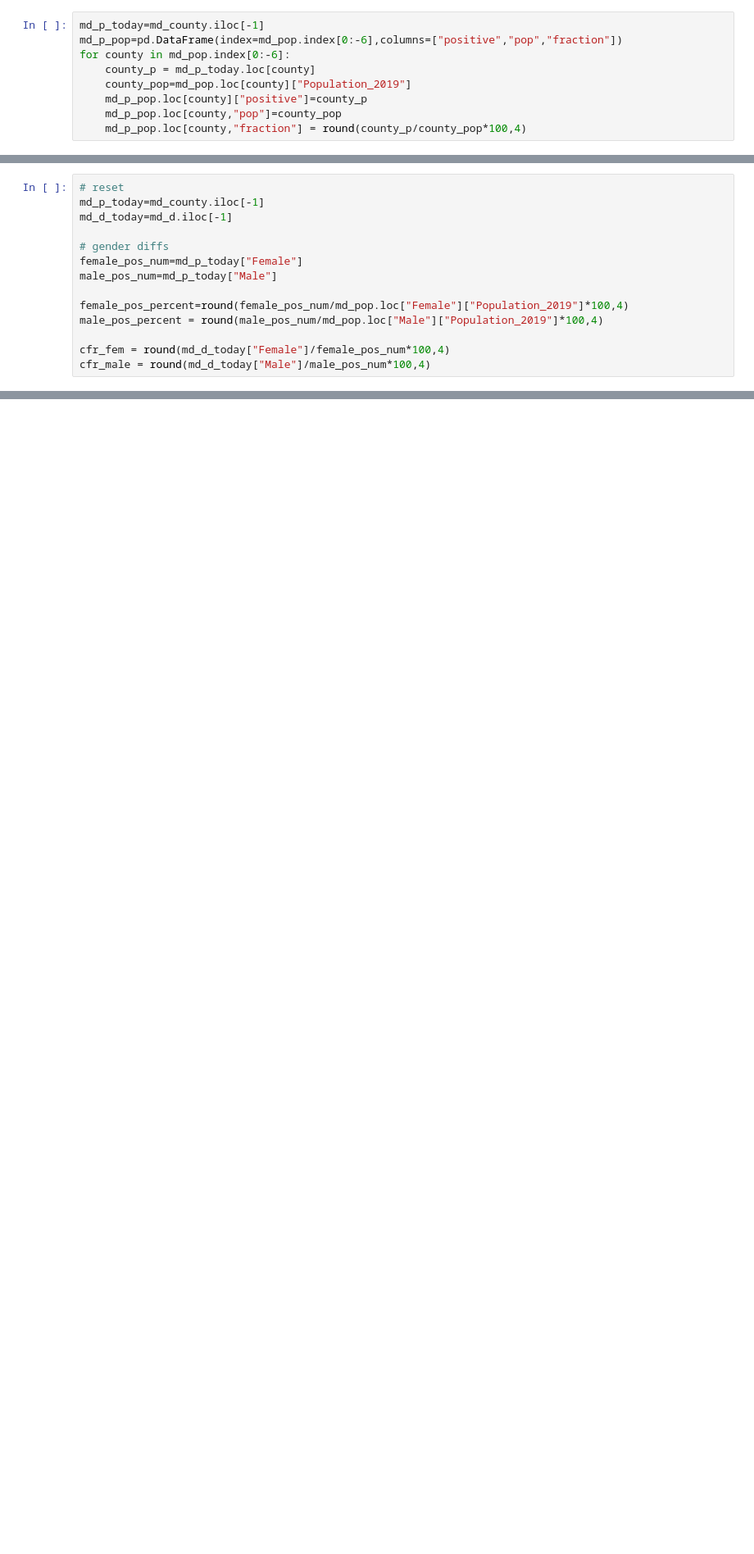
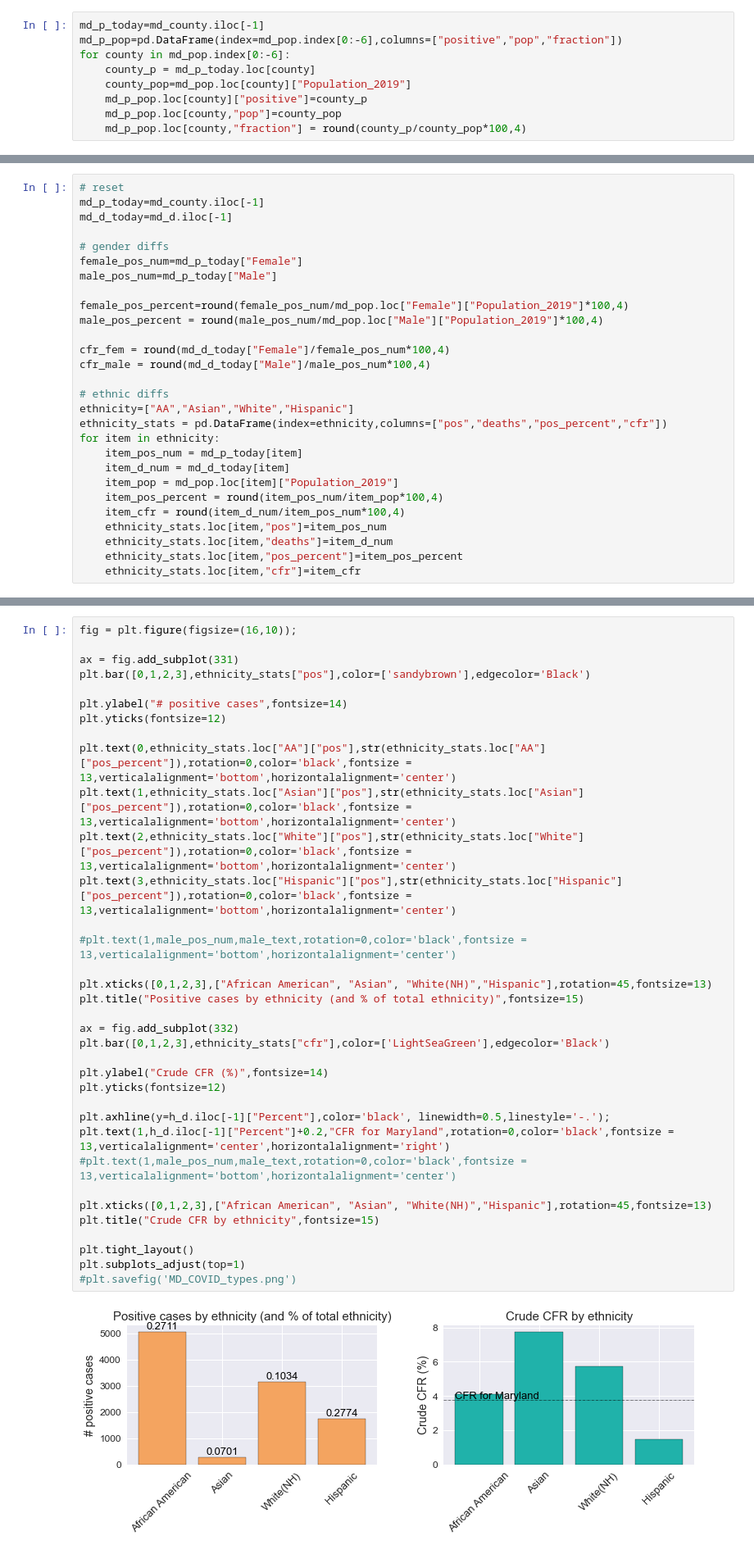
Before and after one commit to akonstodata/md_county_covid, a Jupyter notebook: code/MD_COVID_Dynamics_model_choose.ipynb, the cells around one changed output, grey strips where cells are left out. Shown at 82% size. Saved outputs shown, nothing was run; the diff lists cells and outputs as text; blank space fills up the shorter version.

```diff
--- a/code/MD_COVID_Dynamics_model_choose.ipynb
+++ b/code/MD_COVID_Dynamics_model_choose.ipynb
@@ -433,3 +433,17 @@ male_pos_percent = round(male_pos_num/md_pop.loc["Male"]["Population_2019"]*100,
 
 cfr_fem = round(md_d_today["Female"]/female_pos_num*100,4)
 cfr_male = round(md_d_today["Male"]/male_pos_num*100,4)
+
+# ethnic diffs
+ethnicity=["AA","Asian","White","Hispanic"]
+ethnicity_stats = pd.DataFrame(index=ethnicity,columns=["pos","deaths","pos_percent","cfr"])
+for item in ethnicity:
+    item_pos_num = md_p_today[item]
+    item_d_num = md_d_today[item]
+    item_pop = md_pop.loc[item]["Population_2019"]
+    item_pos_percent = round(item_pos_num/item_pop*100,4)
+    item_cfr = round(item_d_num/item_pos_num*100,4)
+    ethnicity_stats.loc[item,"pos"]=item_pos_num
+    ethnicity_stats.loc[item,"deaths"]=item_d_num
+    ethnicity_stats.loc[item,"pos_percent"]=item_pos_percent
+    ethnicity_stats.loc[item,"cfr"]=item_cfr
@@ -470,3 +493,40 @@ plt.subplots_adjust(top=1)
+# %%
+fig = plt.figure(figsize=(16,10));
+
+ax = fig.add_subplot(331)
+plt.bar([0,1,2,3],ethnicity_stats["pos"],color=['sandybrown'],edgecolor='Black')
+
+plt.ylabel("# positive cases",fontsize=14)
+plt.yticks(fontsize=12)
+
+plt.text(0,ethnicity_stats.loc["AA"]["pos"],str(ethnicity_stats.loc["AA"]["pos_percent"]),rotation=0,color='black',fontsize = 13,verticalalignment='bottom',horizontalalignment='center')
+plt.text(1,ethnicity_stats.loc["Asian"]["pos"],str(ethnicity_stats.loc["Asian"]["pos_percent"]),rotation=0,color='black',fontsize = 13,verticalalignment='bottom',horizontalalignment='center')
+plt.text(2,ethnicity_stats.loc["White"]["pos"],str(ethnicity_stats.loc["White"]["pos_percent"]),rotation=0,color='black',fontsize = 13,verticalalignment='bottom',horizontalalignment='center')
+plt.text(3,ethnicity_stats.loc["Hispanic"]["pos"],str(ethnicity_stats.loc["Hispanic"]["pos_percent"]),rotation=0,color='black',fontsize = 13,verticalalignment='bottom',horizontalalignment='center')
+
+#plt.text(1,male_pos_num,male_text,rotation=0,color='black',fontsize = 13,verticalalignment='bottom',horizontalalignment='center')
+
+plt.xticks([0,1,2,3],["African American", "Asian", "White(NH)","Hispanic"],rotation=45,fontsize=13)
+plt.title("Positive cases by ethnicity (and % of total ethnicity)",fontsize=15)
+
+ax = fig.add_subplot(332)
+plt.bar([0,1,2,3],ethnicity_stats["cfr"],color=['LightSeaGreen'],edgecolor='Black')
+
+plt.ylabel("Crude CFR (%)",fontsize=14)
+plt.yticks(fontsize=12)
+
+plt.axhline(y=h_d.iloc[-1]["Percent"],color='black', linewidth=0.5,linestyle='-.');
+plt.text(1,h_d.iloc[-1]["Percent"]+0.2,"CFR for Maryland",rotation=0,color='black',fontsize = 13,verticalalignment='center',horizontalalignment='right')
+#plt.text(1,male_pos_num,male_text,rotation=0,color='black',fontsize = 13,verticalalignment='bottom',horizontalalignment='center')
+
+plt.xticks([0,1,2,3],["African American", "Asian", "White(NH)","Hispanic"],rotation=45,fontsize=13)
+plt.title("Crude CFR by ethnicity",fontsize=15)
+
+plt.tight_layout()
+plt.subplots_adjust(top=1)
+#plt.savefig('MD_COVID_types.png')
+# %% [output]
+[figure, added]
 # %% [markdown]
 ### Dynamics for two counties: Montgomery and Prince George's
 # %%
```
Also changed, not shown: parts of 16 cells of this notebook, 9 other files.
